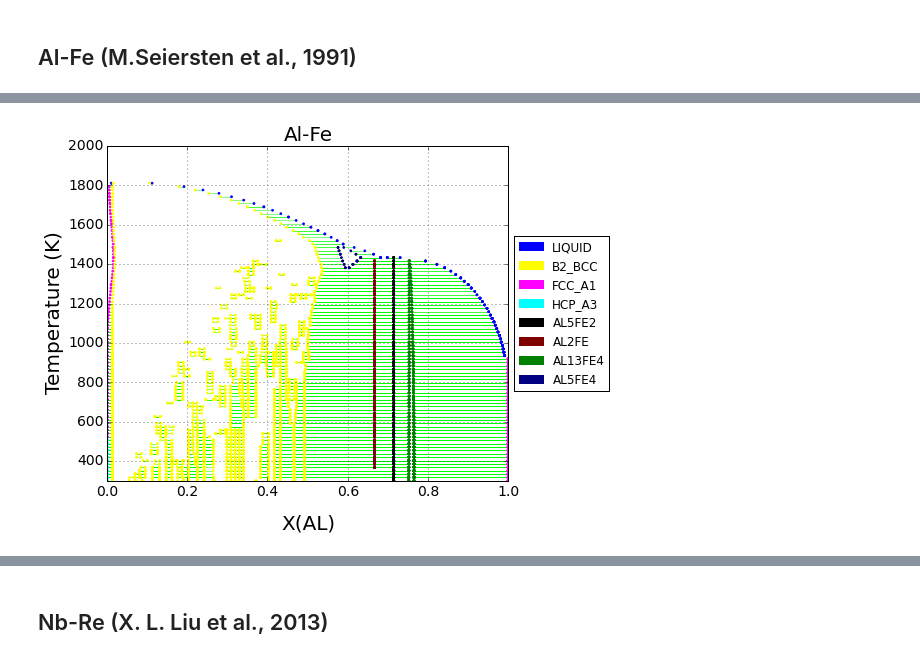
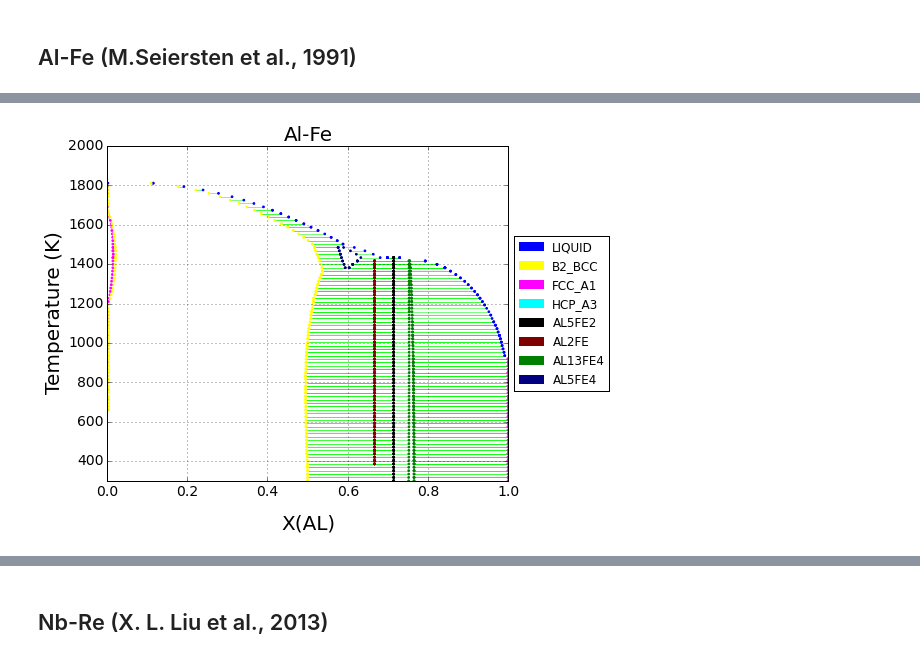
Before and after one commit to pycalphad/pycalphad, a Jupyter notebook: examples/BinaryExamples.ipynb, the cells around one changed output, grey strips where cells are left out. Drawn from its saved outputs; the diff is of its cells as text; code cells hidden in the pictures.

```diff
--- a/examples/BinaryExamples.ipynb
+++ b/examples/BinaryExamples.ipynb
@@ -25,11 +25,11 @@ Wall time: 2.73 s
 # %% [markdown]
 ## Al-Fe (M.Seiersten et al., 1991)
 # %%
-db = Database('alfe_sei.TDB')
-my_phases = ['LIQUID', 'B2_BCC', 'FCC_A1', 'HCP_A3', 'AL5FE2', 'AL2FE', 'AL13FE4', 'AL5FE4']
+db_alfe = Database('alfe_sei.TDB')
+my_phases_alfe = ['LIQUID', 'B2_BCC', 'FCC_A1', 'HCP_A3', 'AL5FE2', 'AL2FE', 'AL13FE4', 'AL5FE4']
 
 fig = plt.figure(figsize=(9,6))
-
-%time ax = binplot(db, ['AL', 'FE', 'VA'] , my_phases, 'X(AL)', 300, 2000, steps=100, pdens=1200, ax=fig.gca())
+pdens = [{'B2_BCC': 20000}, 2000]
+%time ax = binplot(db_alfe, ['AL', 'FE', 'VA'] , my_phases_alfe, 'X(AL)', 300, 2000, steps=100, pdens=pdens, ax=fig.gca())
 plt.show()
 # %% [output]
@@ -38 +38 @@ Wall time: 10.8 s
-[figure, old version]
+[figure, new version]
```
Also changed, not shown: parts of 13 cells of this notebook, 2 other files.
